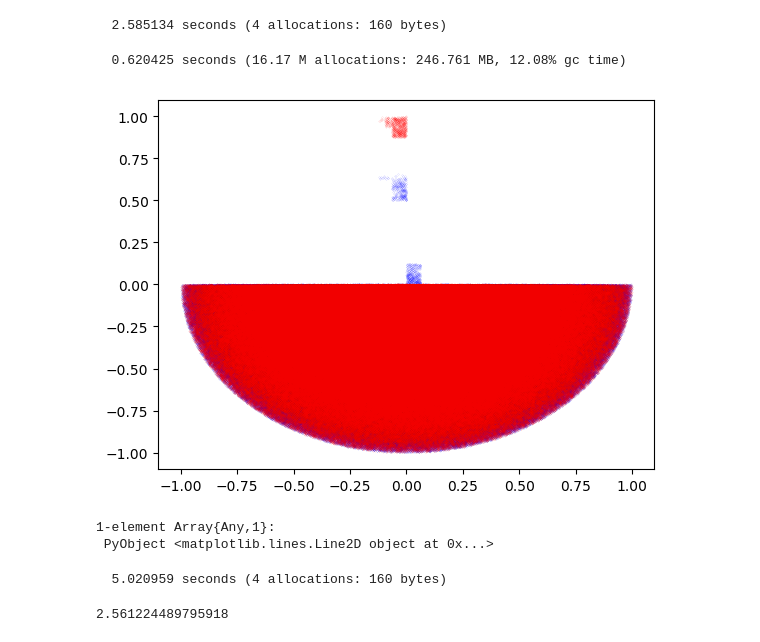
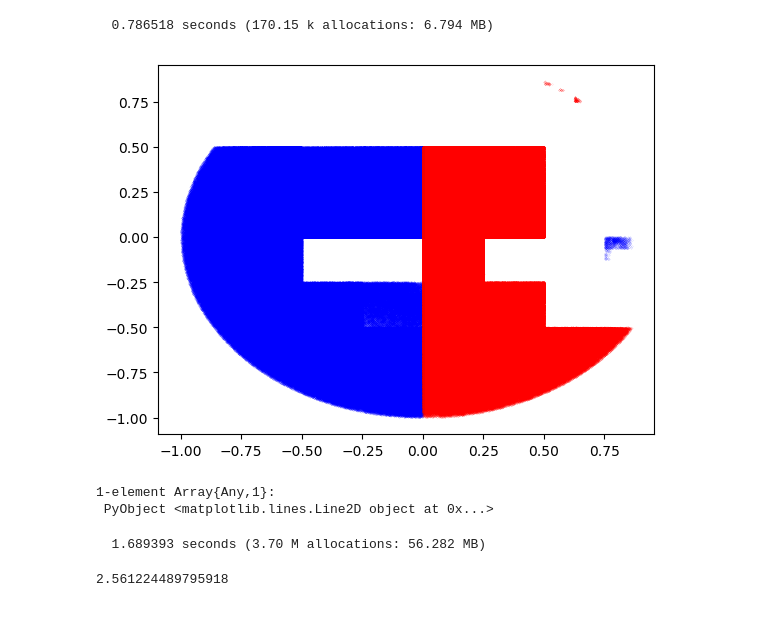
Before and after one commit to skariel/nbtree_fast, a Jupyter notebook: 1.ipynb, the cells around one changed output. Saved outputs shown, nothing was run; the diff lists cells and outputs as text; code cells hidden in the pictures.

```diff
--- a/1.ipynb
+++ b/1.ipynb
@@ -3,5 +3,5 @@ using PyPlot
 include("lib/all.jl");
 # %%
 particles = make_particles(2^24);
-#t = DTree(view(particles,1:length(particles)), 12);
-t = Tree(view(particles,1:length(particles)), 12);
+t = DTree(view(particles,1:length(particles)), 12);
+#t = Tree(view(particles,1:length(particles)), 12);
@@ -8,30 +26,28 @@ t = Tree(view(particles,1:length(particles)), 12);
 # %%
 @time group!(t);
 # %% [output]
-  2.585134 seconds (4 allocations: 160 bytes)
+  0.786518 seconds (170.15 k allocations: 6.794 MB)
 # %%
 @time inform!(t);
-# %% [output]
-  0.620425 seconds (16.17 M allocations: 246.761 MB, 12.08% gc time)
 # %%
 ax = zeros(length(particles))
 ay = zeros(length(particles))
 az = zeros(length(particles));
 # %%
-x1 = [p.x for p in t.trees[1].particles]
-y1 = [p.z for p in t.trees[1].particles]
-x2 = [p.x for p in t.trees[3].particles]
-y2 = [p.z for p in t.trees[3].particles]
+x1 = [p.y for p in t.trees[1].particles]
+y1 = [p.x for p in t.trees[1].particles]
+x2 = [p.y for p in t.trees[7].particles]
+y2 = [p.x for p in t.trees[7].particles]
 plot(x1,y1,"b.",ms=0.1)
 plot(x2,y2,"r.",ms=0.1)
 # %% [output]
-[figure, old version]
+[figure, new version]
 1-element Array{Any,1}:
  PyObject <matplotlib.lines.Line2D object at 0x...>
 # %%
 @time interact!(t, 0.3, ax, ay, az, 1.0e-3);
 # %% [output]
-  5.020959 seconds (4 allocations: 160 bytes)
+  1.689393 seconds (3.70 M allocations: 56.282 MB)
 # %%
 5.02/1.96
 # %% [output]
```
Also changed, not shown: parts of 1 cell of this notebook, 1 other file.
